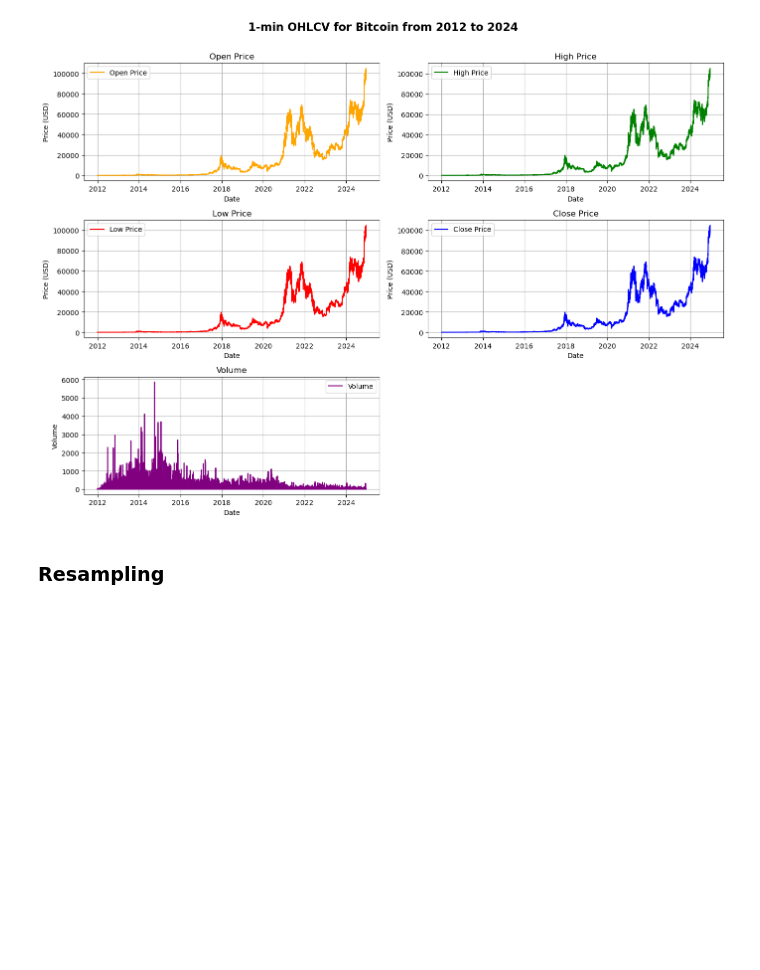
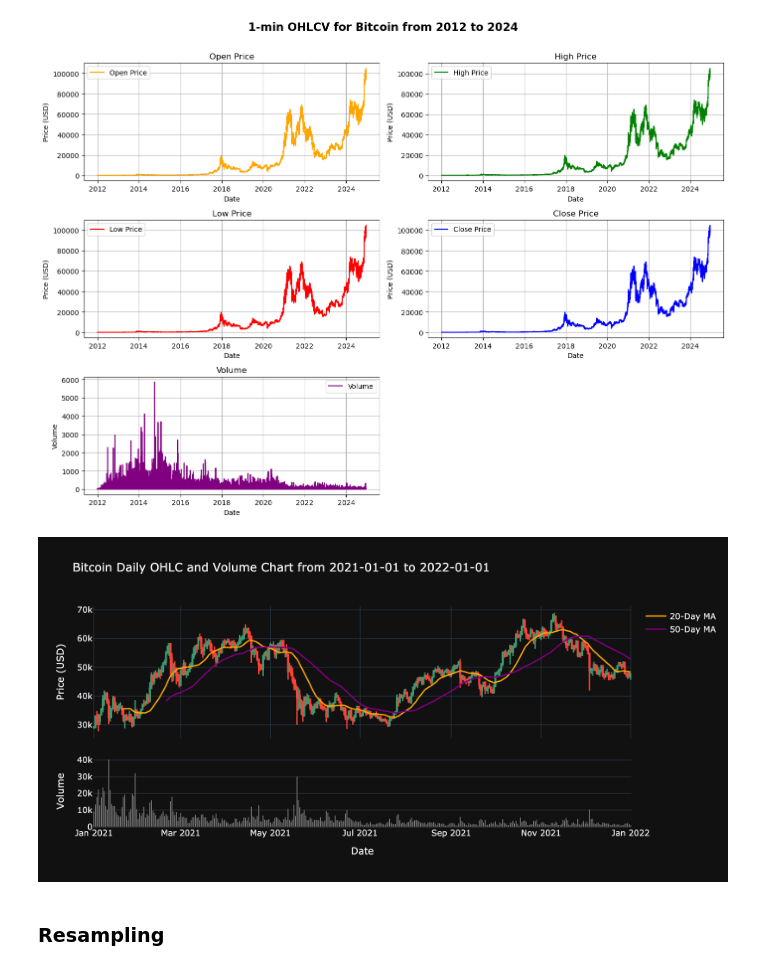
Before and after one commit to anthonymakarewicz/bitcoin-momentum-trading, a Jupyter notebook: main.ipynb, the cells around one changed output. Drawn from its saved outputs; the diff is of its cells as text; code cells hidden in the pictures; blank space fills up the shorter version.

Commit message:
added plotly static plots

```diff
--- a/main.ipynb
+++ b/main.ipynb
@@ -96,6 +96,7 @@ plot_ohlcv(bitcoin_1min)
 # %% [output]
 [figure]
 # %%
+from IPython.display import Image
 def plot_daily_candlesticks(prices, start, end=None):
     prices_daily = prices.group_by(
         pl.col("Date").dt.date().alias("Day")
@@ -157,36 +158,37 @@ def plot_daily_candlesticks(prices, start, end=None):
             line=dict(color='purple', width=2),
             name="50-Day MA"
         ),
         row=1, col=1
     )
 
     fig.add_trace(
         go.Bar(
             x=prices_daily.select('Day').to_series(),
             y=prices_daily.select('Volume').to_series(),
             marker_color="gray",
             showlegend=False
         ),
         row=2, col=1
     )
 
     min_date = prices_daily["Day"].min()
     max_date = prices_daily["Day"].max()
     fig.update_layout(
         title_text=f"Bitcoin Daily OHLC and Volume Chart from {min_date} to {max_date}",
         yaxis_title="Price (USD)",
         xaxis2_title="Date",
         yaxis2_title="Volume",
         template="plotly_dark",
         width=1000, height=600,
         xaxis_rangeslider_visible=False,
         showlegend=True,
     )
-
-    fig.show()
-    fig.write_image("plots/candlestick_2023.png", scale=1.5, width=900, height=500)
+    fig.write_image("plots/candlesticks.png", scale=2.5, width=1000, height=500)
 
 plot_daily_candlesticks(bitcoin_1min, datetime(2021, 1,1), datetime(2022, 1, 1))
+Image("plots/candlesticks.png")
+# %% [output]
+[figure, added]
 # %% [markdown]
 ### **Resampling**
 # %%
```
Also changed, not shown: 1 other file.
